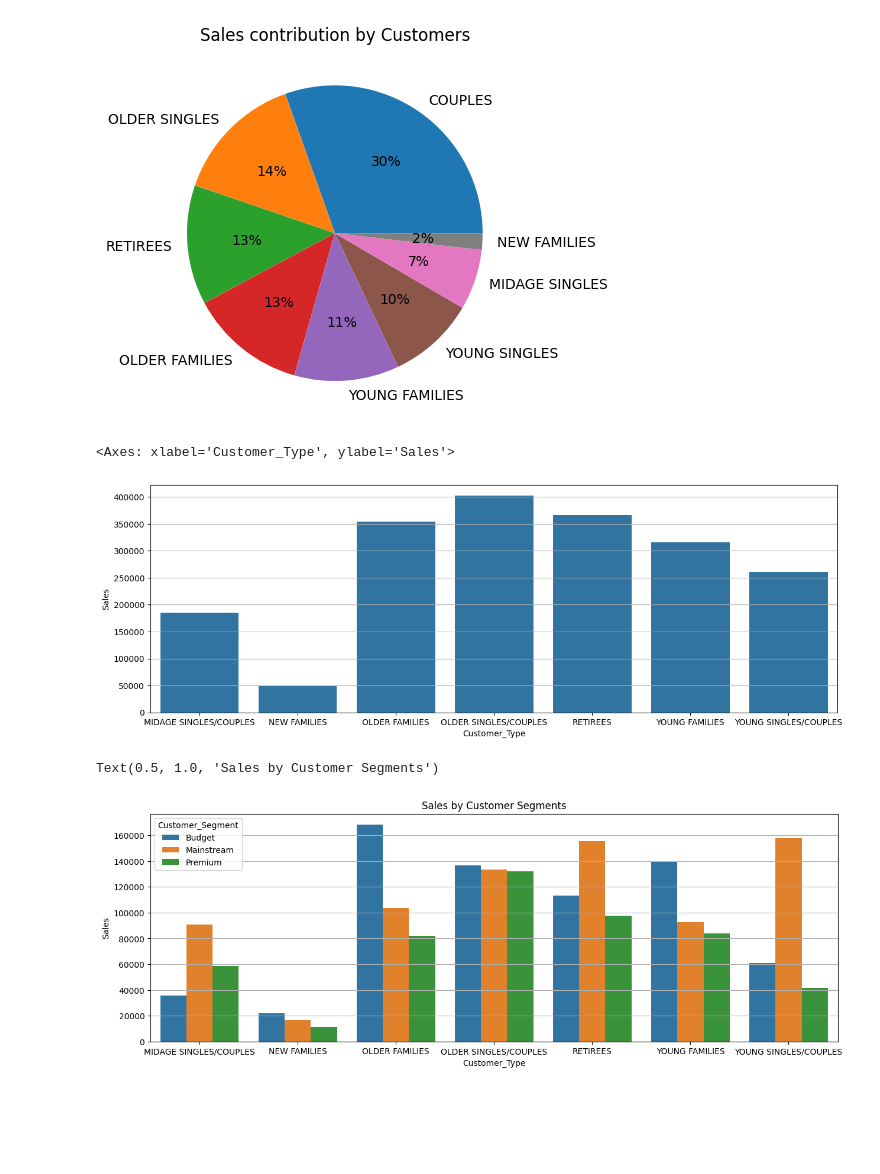
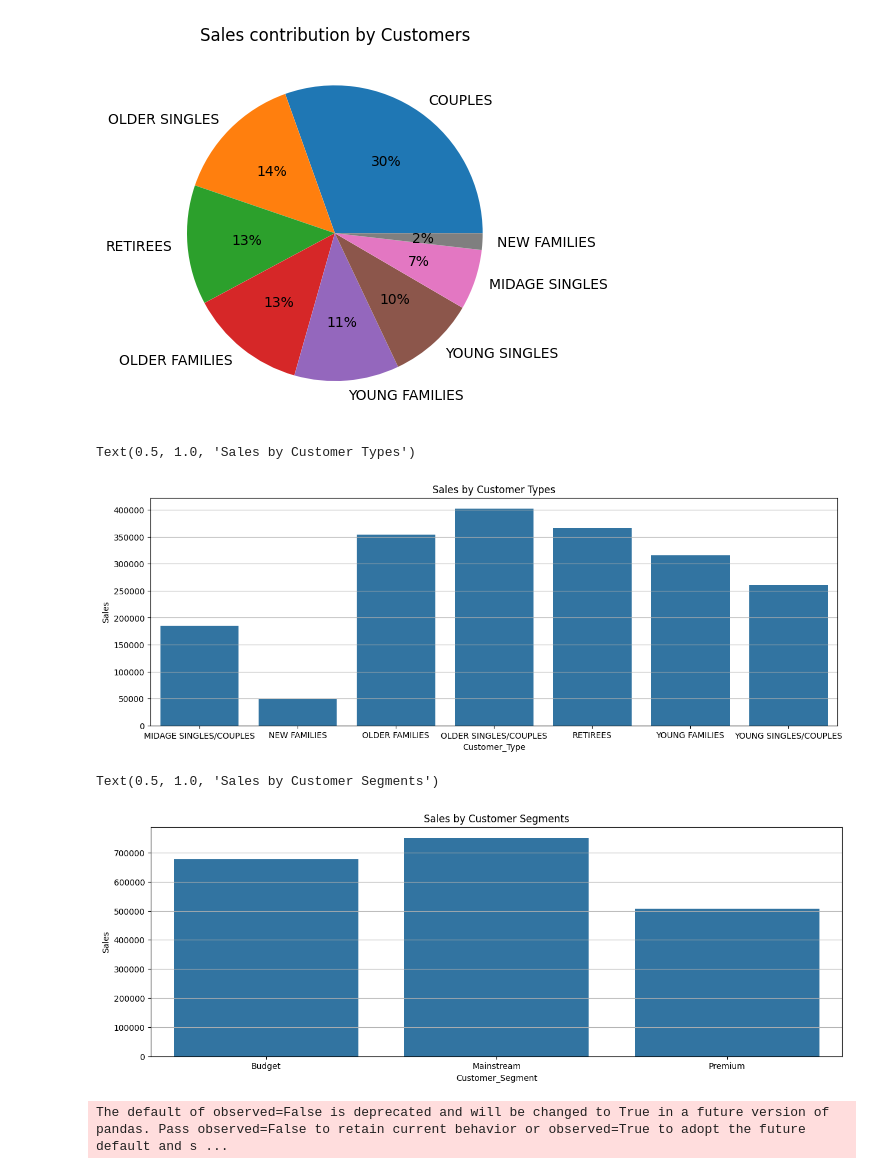
Before and after one commit to Gupt20/Retail_Sales_Anlaysis, a Jupyter notebook: Task_1_Anlaysis_by_me.ipynb, the cells around one changed output. Drawn from its saved outputs; the diff is of its cells as text; code cells hidden in the pictures; blank space fills up the shorter version.

```diff
--- a/Task_1_Anlaysis_by_me.ipynb
+++ b/Task_1_Anlaysis_by_me.ipynb
@@ -167,19 +163,27 @@ plt.ylabel("")
 Text(0, 0.5, '')
 [figure]
 # %%
+# Sales by Customer Types.
+
 plt.figure(figsize=(15,5))
-
 plt.grid()
 sns.barplot(data=Merged_df,x="Customer_Type",y="Sales",estimator="sum",errorbar=None)
+plt.title("Sales by Customer Types")
 # %% [output]
-<Axes: xlabel='Customer_Type', ylabel='Sales'>
+Text(0.5, 1.0, 'Sales by Customer Types')
-[figure, old version]
+[figure, new version]
 # %%
 # Sales by Customer Segments.
 plt.figure(figsize=(15,5))
 plt.grid()
-sns.barplot(data=Merged_df, x="Customer_Type",hue="Customer_Segment",y="Sales",estimator="sum",errorbar=None)
+sns.barplot(data=Merged_df, x="Customer_Segment",y="Sales",estimator="sum",errorbar=None)
 plt.title("Sales by Customer Segments")
 # %% [output]
 Text(0.5, 1.0, 'Sales by Customer Segments')
-[figure, old version]
+[figure, new version]
+# %%
+o= Merged_df.groupby(by=["Customer_Type","Customer_Segment"])["Sales"].sum().reset_index()
+
+px.bar(data_frame=o,x="Customer_Type",y="Sales",color="Customer_Segment",barmode="group")
+# %% [output]
+The default of observed=False is deprecated and will be changed to True in a future version of pandas. Pass observed=False to retain current behavior or observed=True to adopt the future default and s ...
```
Also changed, not shown: parts of 2 cells of this notebook.
